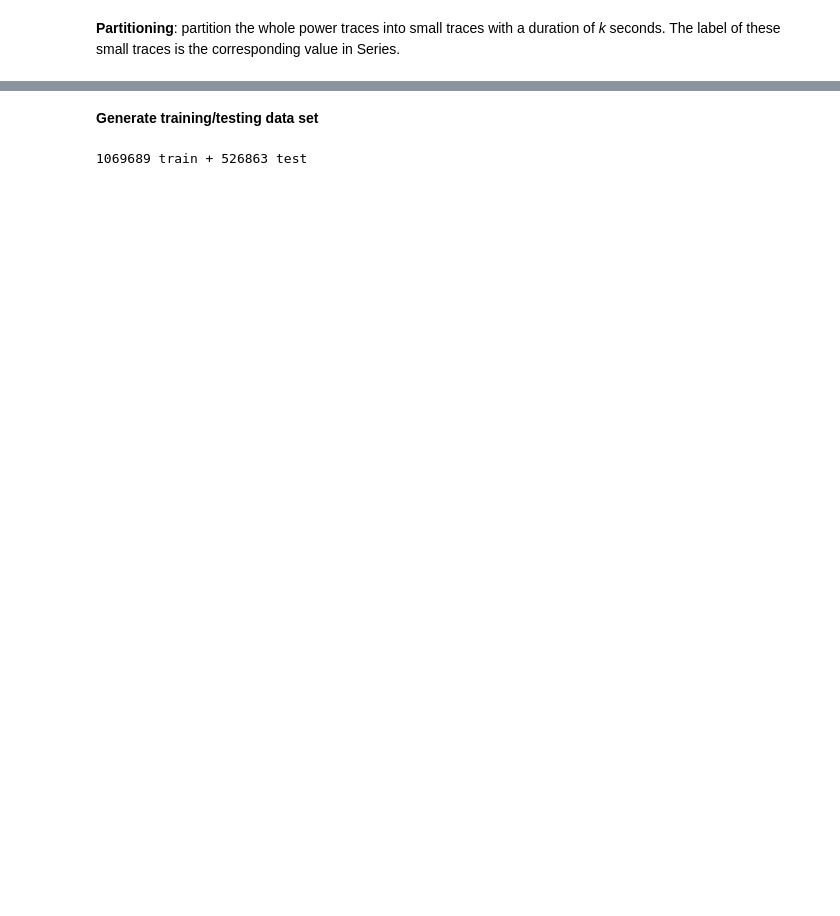
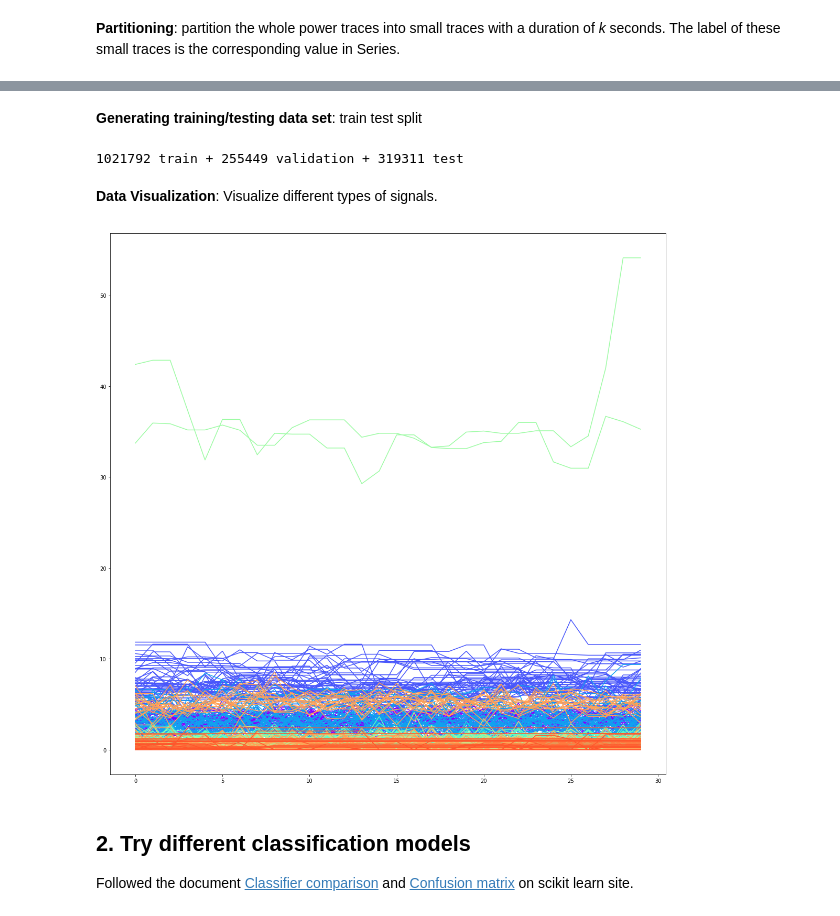
Before and after one commit to Enihsuns/Power-traces-analysis, a Jupyter notebook: python/main.ipynb, the cells around one changed output, grey strips where cells are left out. Drawn from its saved outputs; the diff is of its cells as text; code cells hidden in the pictures; blank space fills up the shorter version.

```diff
--- a/python/main.ipynb
+++ b/python/main.ipynb
@@ -105,5 +127,0 @@ def data_partition(time, series, value, k, do_print=False):
-# %%
-k = 10
-data_time, data_series, data_value = pd.np.array(data['Time']), pd.np.array(data['Series']), pd.np.array(data['Value'])
-
-cnt, part_time, part_series, part_value = data_partition(data_time, data_series, data_value, k, do_print=True)
@@ -141,0 +150,10 @@ data_part_df.head()
+# %%
+"""
+dataFile = "data"
+
+with open(dataFile, 'wb') as outfile:
+    pickle.dump([part_time, part_series, part_value], outfile)
+
+with open(dataFile, 'rb') as infile:
+    part_time, part_series, part_value = pickle.load(infile)
+"""
@@ -142,11 +177,35 @@ data_part_df.head()
 # %% [markdown]
-**Generate training/testing data set**
+**Generating training/testing data set**: train test split
+# %%
+X, y = part_value, part_series
 # %%
 X_train, X_test, y_train, y_test = train_test_split(
-    data_part_df[['time', 'partition_values']],
-    data_part_df['series'],
-    test_size=0.33,
-    random_state=59)
-print("{0} train + {1} test".format(len(X_train), len(X_test)))
+    X, y, test_size=0.2, random_state=10)
+X_train, X_val, y_train, y_val = train_test_split(
+    X_train, y_train, test_size=0.2, random_state=76)
+print("{0} train + {1} validation + {2} test".format(len(X_train), len(X_val), len(X_test)))
 # %% [output]
-1069689 train + 526863 test
+1021792 train + 255449 validation + 319311 test
+# %% [markdown]
+**Data Visualization**: Visualize different types of signals.
+# %%
+color = iter(plt.cm.rainbow(np.linspace(0,1,10)))
+
+plt.figure(figsize=(19,19))
+t = np.arange(30)
+freq = np.fft.fftfreq(t.shape[-1])
+for k in range(9):
+    c = next(color)
+    for sample in X_train[np.where(y_train == k)[0][:50]]:
+        plt.plot(sample, c=c)
+        #sp = np.fft.fft(sample)
+        #freq = np.fft.fftfreq(t.shape[-1])
+        #plt.plot(freq, sample.real, freq, sample.imag, c=c)
+
+plt.show()
+# %% [output]
+[figure, added]
+# %% [markdown]
+## 2. Try different classification models
+
+Followed the document [Classifier comparison](https://scikit-learn.org/stable/auto_examples/classification/plot_classifier_comparison.html) and [Confusion matrix](https://scikit-learn.org/stable/auto_examples/model_selection/plot_confusion_matrix.html#sphx-glr-auto-examples-model-selection-plot-confusion-matrix-py) on scikit learn site.
```
Also changed, not shown: parts of 33 cells of this notebook, 1 other file.
